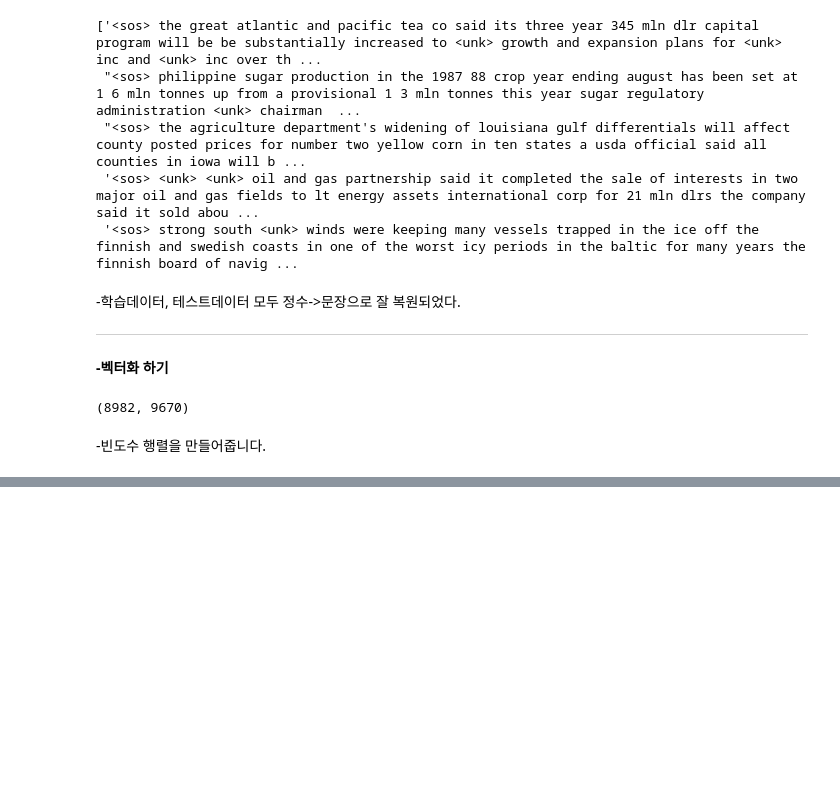
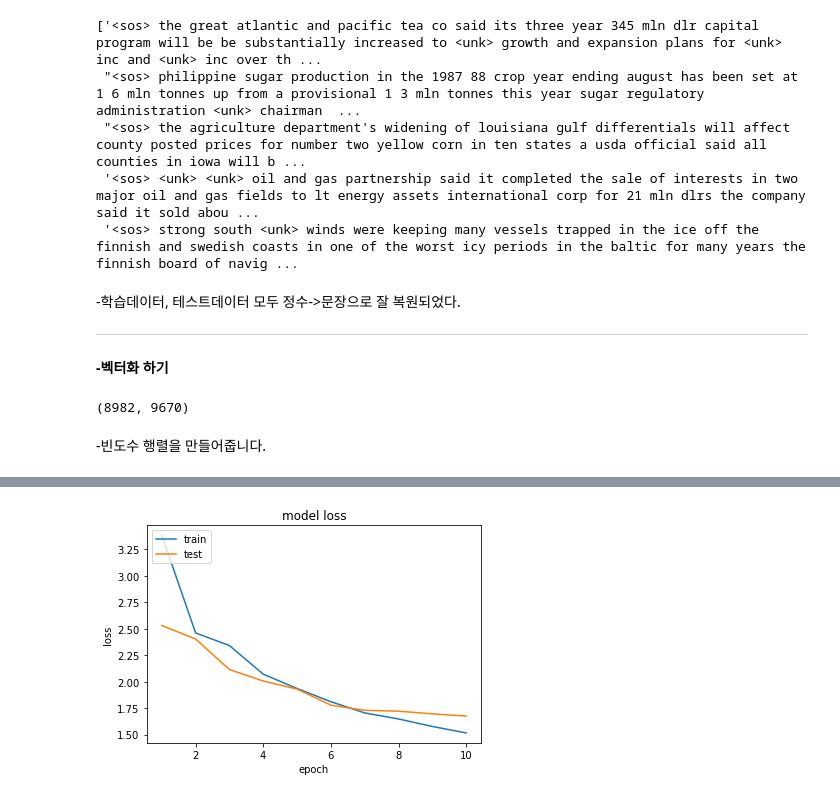
Before and after one commit to Ethan0625/I_need_more_time, a Jupyter notebook: Project/Going_Deeper/4.Reuters_Classification/4. Reuters_Classification.ipynb, the cells around one changed output, grey strips where cells are left out. Drawn from its saved outputs; the diff is of its cells as text; code cells hidden in the pictures; blank space fills up the shorter version.

```diff
--- a/Project/Going_Deeper/4.Reuters_Classification/4. Reuters_Classification.ipynb
+++ b/Project/Going_Deeper/4.Reuters_Classification/4. Reuters_Classification.ipynb
@@ -184,0 +718,8 @@ print(x_train_dtm.shape)
+# %%
+model = keras.Sequential()
+model.add(keras.layers.Embedding(5000, 120))
+model.add(keras.layers.LSTM(100))
+model.add(keras.layers.Dropout(0.1))
+model.add(keras.layers.Dense(46, activation='softmax'))  # 최종 출력은 긍정/부정을 나타내는 1dim 입니다.
+
+model.summary()
@@ -184,0 +743,7 @@ print(x_train_dtm.shape)
+# %%
+es = EarlyStopping(monitor='val_loss', mode='min', verbose=1, patience=4)
+mc = ModelCheckpoint('best_model.h5', monitor='val_acc', mode='max', verbose=1, save_best_only=True)
+# %%
+model.compile(optimizer='adam',loss='categorical_crossentropy',metrics=['accuracy'])
+# %%
+history = model.fit(X_train, y_train, batch_size=512, epochs=10, callbacks=[es, mc], validation_data=(X_test, y_test))
@@ -184,0 +778,11 @@ print(x_train_dtm.shape)
+# %%
+epochs = range(1, len(history.history['accuracy']) + 1)
+plt.plot(epochs, history.history['loss'])
+plt.plot(epochs, history.history['val_loss'])
+plt.title('model loss')
+plt.ylabel('loss')
+plt.xlabel('epoch')
+plt.legend(['train', 'test'], loc='upper left')
+plt.show()
+# %% [output]
+[figure, added]
```
Also changed, not shown: parts of 46 cells of this notebook.
